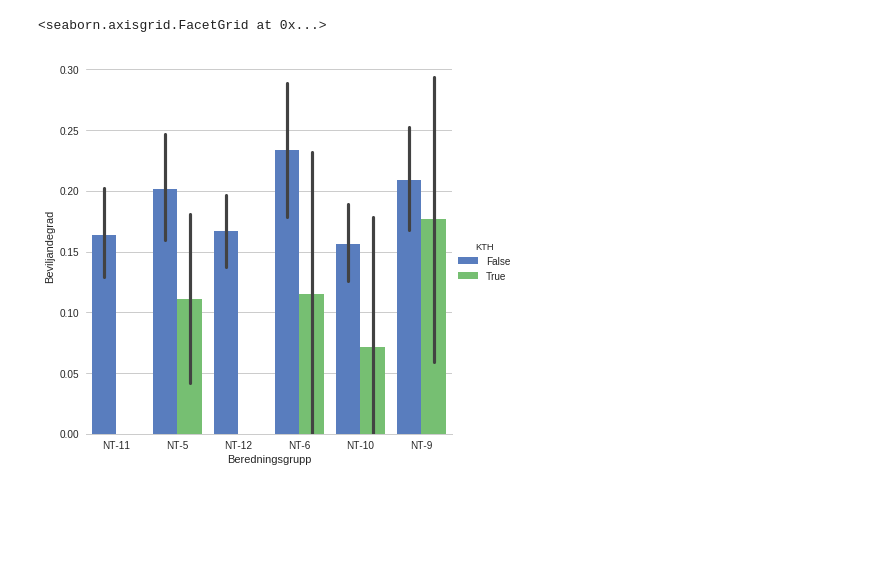
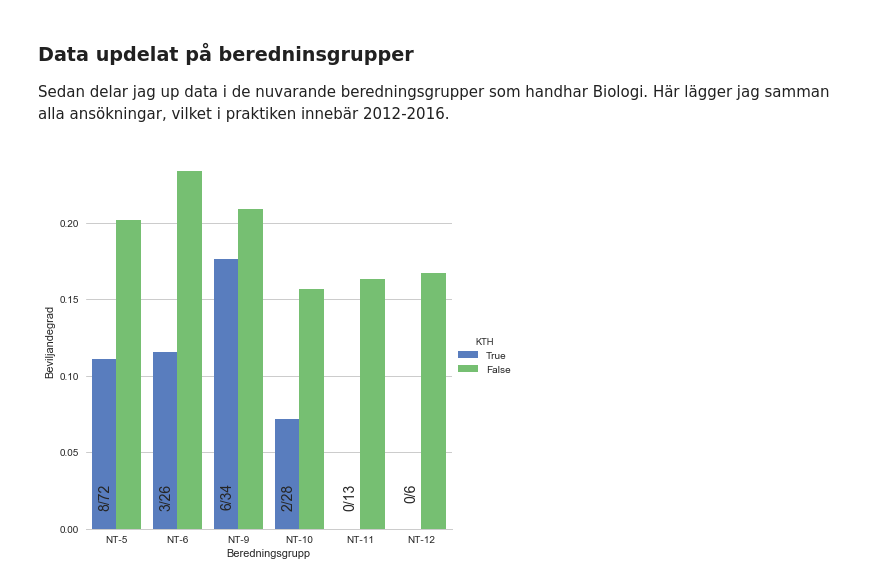
Before and after one commit to statisticalbiotechnology/vrbiostat, a Jupyter notebook: panelwise.ipynb, the cells around one changed output. Drawn from its saved outputs; the diff is of its cells as text; code cells hidden in the pictures; blank space fills up the shorter version.

```diff
--- a/panelwise.ipynb
+++ b/panelwise.ipynb
@@ -8,22 +12,35 @@ def read_ansok():
     df = pd.read_excel('NT2008-2016_anon.xlsx', sheetname='Lista', encoding = 'utf8')
     df = df.drop(['Dnr','Bidragsform',u'ÄmnesområdeRED','Inriktning',u'AntalBevÅr'], 1)
     df = df.rename(columns={u'Medelsförvaltare TABELL': 'Institut', u'HuvudBG': 'Beredningsgrupp'})
-    df = df.assign(Biology = lambda x: (x.SCB1 < 10600.0) | (x.SCB1 >= 10700.0) | \
-                   (x.SCB2 < 10600.0) | (x.SCB2 >= 10700.0) | \
-                   (x.SCB3 < 10600.0) | (x.SCB3 >= 10700.0))
+    df = df.assign(Biology = lambda x: ((x.SCB1 >= 10600.0) & (x.SCB1 < 10700.0)) | \
+                   ((x.SCB2 >= 10600.0) & (x.SCB2 < 10700.0)) | \
+                   ((x.SCB3 >= 10600.0) & (x.SCB3 < 10700.0)))
     df = df.drop(['SCB1','SCB2','SCB3','SCB4','SCB5'], 1)
     df = df.assign(KTH = lambda x: x.Institut == u'Kungliga Tekniska h\xf6gskolan')
     df = df.assign(Beviljad = lambda x: x.Beslut == u'Beviljad')
     return df
 
 df = read_ansok()
-rel = df.loc[df['Beredningsgrupp'].isin(['NT-5','NT-6','NT-9','NT-10','NT-11','NT-12'])]
-import seaborn as sns
-sns.set(style="whitegrid")
-g = sns.factorplot(x="Beredningsgrupp", y="Beviljad", hue="KTH", data=rel,
-                   size=6, kind="bar", palette="muted")
-g.despine(left=True)
-g.set_ylabels("Beviljandegrad")
-# %% [output]
-<seaborn.axisgrid.FacetGrid at 0x...>
-[figure, removed]
+# %% [markdown]
+### Data updelat på beredninsgrupper
+Sedan delar jag up data i de nuvarande beredningsgrupper som handhar Biologi. Här lägger jag samman alla ansökningar, vilket i praktiken innebär 2012-2016.
+# %%
+panels = ['NT-5','NT-6','NT-9','NT-10','NT-11','NT-12']
+subset = df.loc[df['Beredningsgrupp'].isin(panels)]
+import seaborn as sns
+sns.set(style="whitegrid")
+g = sns.factorplot(x="Beredningsgrupp", y="Beviljad", hue="KTH", data=subset,
+                   size=6, kind="bar", palette="muted", ci=None,
+                   order = panels, hue_order = [True,False])
+g.despine(left=True)
+g.set_ylabels("Beviljandegrad")
+x=0.15
+for panel in panels:
+  ss = subset.loc[subset['Beredningsgrupp'] == panel]
+  ss = ss.loc[ss['KTH']]
+  tot = len(ss.index)
+  bev = len(ss.loc[ss["Beviljad"]].index)
+  g.fig.text(x, 0.18,"%d/%d"%(bev,tot),fontsize=14,rotation="vertical")
+  x += 0.124
+# %% [output]
+[figure, added]
```
Also changed, not shown: parts of 9 cells of this notebook.
